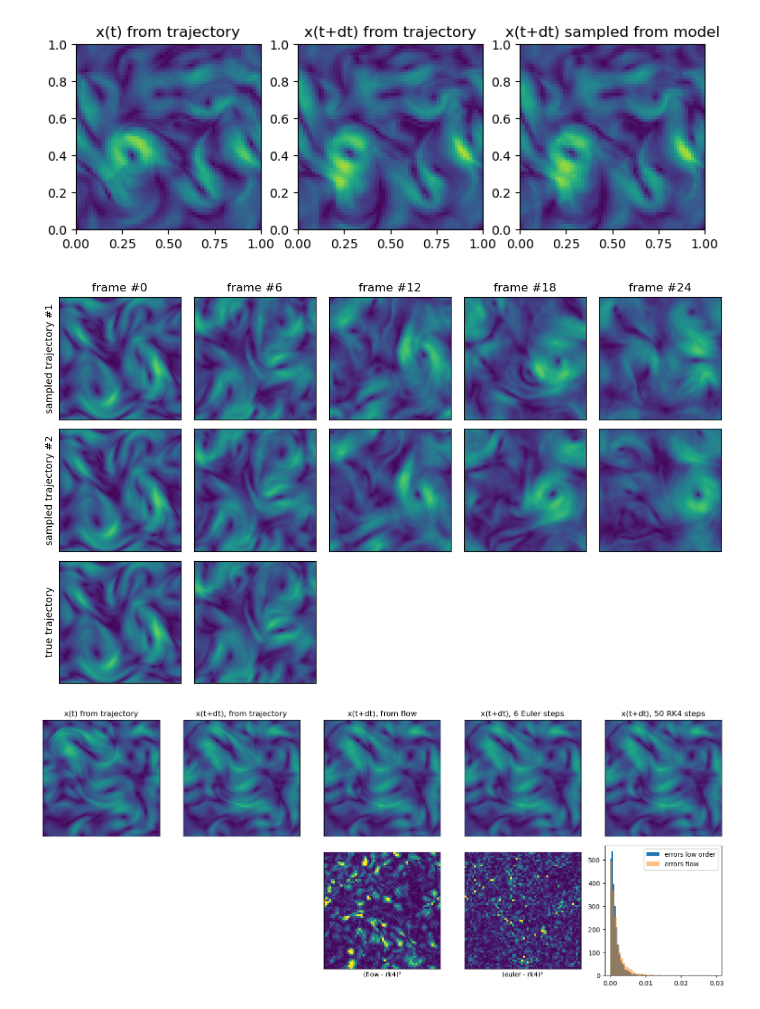
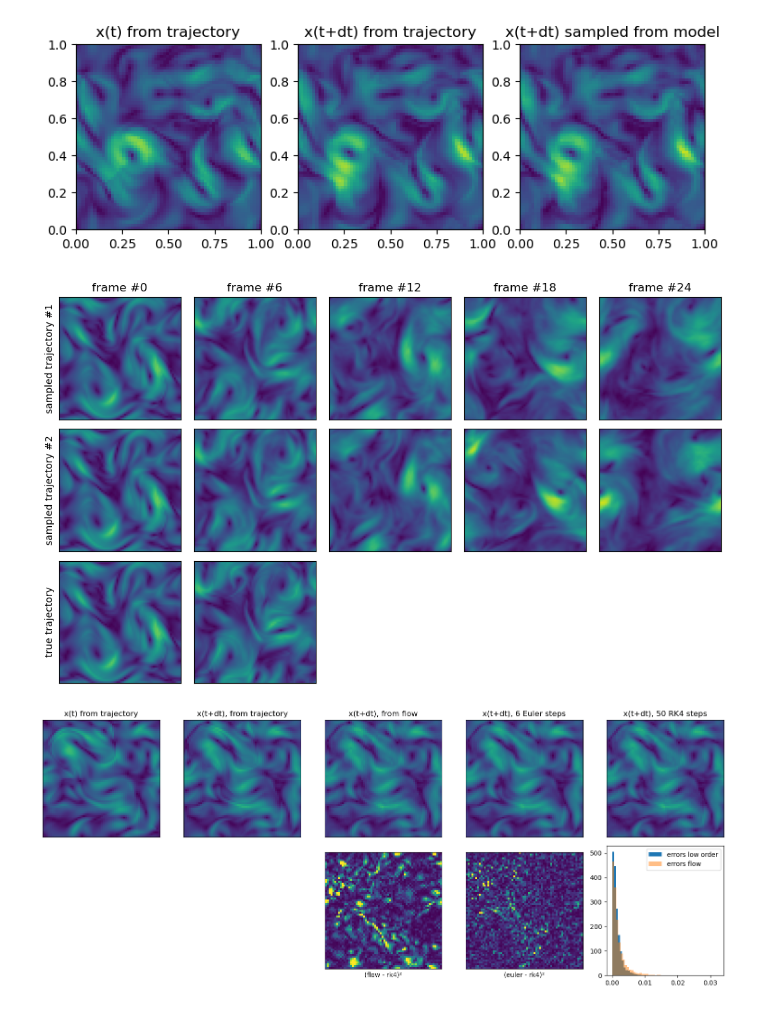
Before and after one commit to graps1/flow-matching-for-time-series, a Jupyter notebook: src/fmfts/experiments/ns2d/visualization.ipynb, the cells around one changed output. Cells and saved outputs as stored; diff of their text form; code cells hidden in the pictures.

```diff
--- a/src/fmfts/experiments/ns2d/visualization.ipynb
+++ b/src/fmfts/experiments/ns2d/visualization.ipynb
@@ -1,18 +1,19 @@
 # %%
 import torch
 import matplotlib.pyplot as plt
-import fmfts.experiments.ns2d.train_script as ts
+import fmfts.experiments.ns2d.training_parameters as params
 from fmfts.experiments.ns2d.models import VelocityModelNS2D, FlowModelNS2D, SingleStepModelNS2D
 from fmfts.dataloader.ns2d import DatasetNS2D
+params = params.TrainingParameters()
 
 torch.set_grad_enabled(False)
 torch.set_default_device("cuda")
 
-velocity = VelocityModelNS2D(features = ts.features_velocity)
+velocity = VelocityModelNS2D(features = params.features_velocity)
 velocity.load_state_dict(torch.load("trained_models/model_velocity.pt", weights_only=True))
-flow = FlowModelNS2D(velocity_model = velocity, features = ts.features_flow)
+flow = FlowModelNS2D(velocity_model = velocity, features = params.features_flow)
 flow.load_state_dict(torch.load("trained_models/model_flow.pt", weights_only=True))
-single_step = SingleStepModelNS2D(velocity_model = velocity, features = ts.features_single_step)
+single_step = SingleStepModelNS2D(velocity_model = velocity, features = params.features_single_step)
 single_step.load_state_dict(torch.load("trained_models/model_single_step.pt", weights_only=True))
 dataset_test = DatasetNS2D(mode = "test")
 # %%
@@ -42,37 +43,37 @@ xs = torch.empty(n_predictions, n_trajectories, *y.shape[1:])
 xs[0,:] = y[0].clone()
 for k in range(n_predictions-1):
     # xs[k+1] = velocity.sample(xs[k], steps=10, method="midpoint")
-    # xs[k+1] = flow.sample(xs[k], steps=1)
-    xs[k+1] = single_step.sample(xs[k])
+    xs[k+1] = flow.sample(xs[k], steps=1)
+    # xs[k+1] = single_step.sample(xs[k])
 
 # plotting
 n_plots   = 5
 
 fig, ax = plt.subplots(n_trajectories + 1, n_plots, figsize=(n_plots*2, (n_trajectories+1)*2))
 for k in range(n_trajectories):
     for i in range(n_plots):
         l = i * n_predictions // n_plots
         dataset_test.plot(xs[l, k], ax[k, i])
         ax[k, i].set_xticks([])
         ax[k, i].set_yticks([])
     ax[k,0].set_ylabel(f"sampled trajectory #{k+1}")
 
 for i in range(n_plots):
     l = i * n_predictions // n_plots
     if l < len(y):
         dataset_test.plot(y[l], ax[-1, i])
         ax[-1, i].set_xticks([])
         ax[-1, i].set_yticks([])
     else:
         ax[-1, i].remove()
 
     ax[0, i].set_title(f"frame #{l}")
 ax[-1, 0].set_ylabel("true trajectory")
 
 plt.tight_layout()
 plt.show()
 # %% [output]
-[figure, old version]
+[figure, new version]
 # %%
 # demonstrates how one can predict a single sample
 y, x = dataset_test.get(10, 0, sequence_len=2)
@@ -119,4 +120,4 @@ ax[1,3].set_xlabel("(euler - rk4)²")
 plt.tight_layout()
 plt.show()
 # %% [output]
-[figure, old version]
+[figure, new version]
```
Also changed, not shown: 12 other files.
